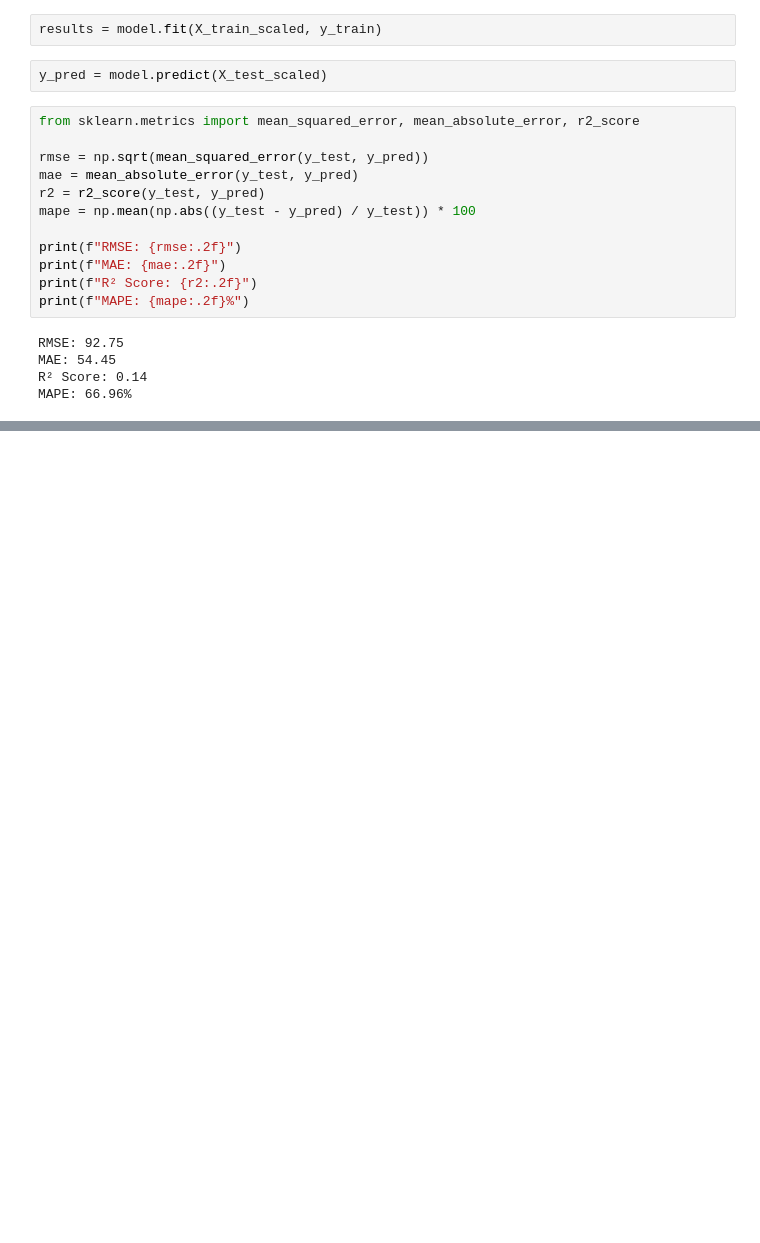
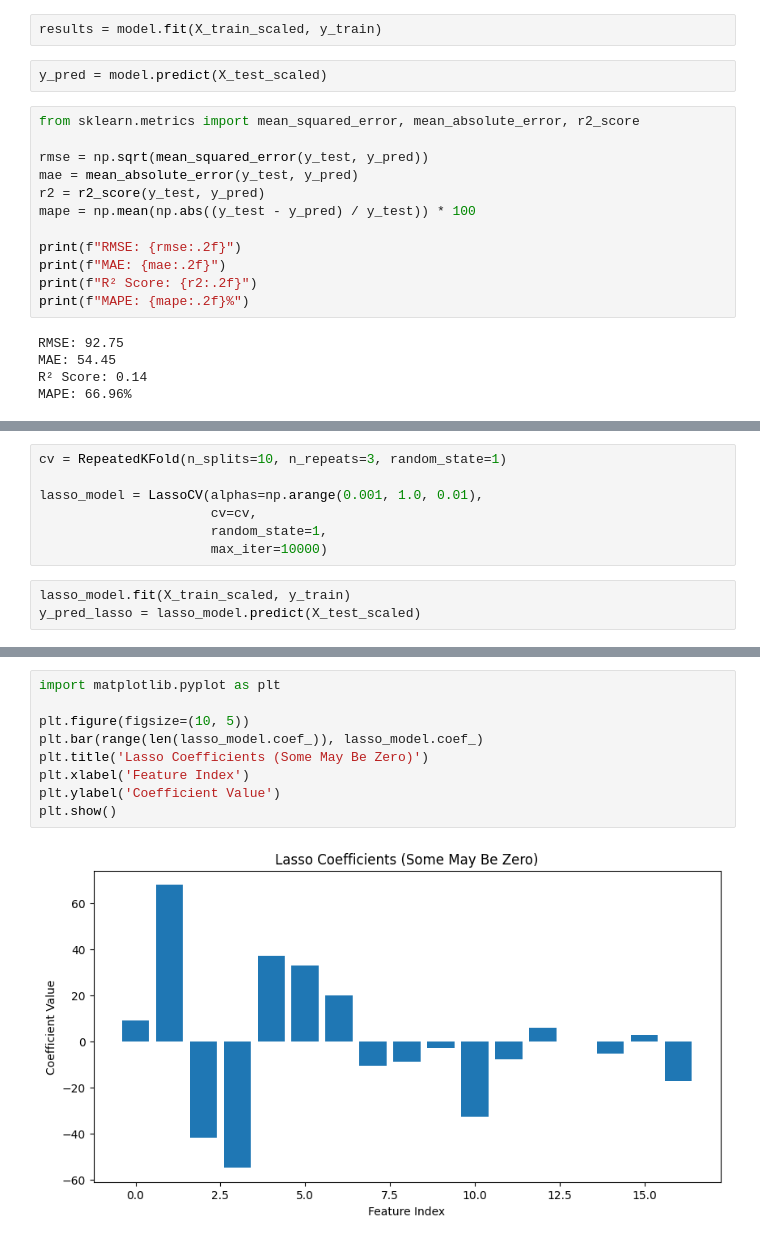
Before and after one commit to Abdoul1996/appliance-power-ml, a Jupyter notebook: Experiments/Experiment_2_Updated.ipynb, the cells around one changed output, grey strips where cells are left out. Saved outputs shown, nothing was run; the diff lists cells and outputs as text; blank space fills up the shorter version.

```diff
--- a/Experiments/Experiment_2_Updated.ipynb
+++ b/Experiments/Experiment_2_Updated.ipynb
@@ -340,0 +365,10 @@ MAPE: 66.96%
+# %%
+cv = RepeatedKFold(n_splits=10, n_repeats=3, random_state=1)
+
+lasso_model = LassoCV(alphas=np.arange(0.001, 1.0, 0.01),
+                      cv=cv,
+                      random_state=1,
+                      max_iter=10000)
+# %%
+lasso_model.fit(X_train_scaled, y_train)
+y_pred_lasso = lasso_model.predict(X_test_scaled)
@@ -340,0 +396,11 @@ MAPE: 66.96%
+# %%
+import matplotlib.pyplot as plt
+
+plt.figure(figsize=(10, 5))
+plt.bar(range(len(lasso_model.coef_)), lasso_model.coef_)
+plt.title('Lasso Coefficients (Some May Be Zero)')
+plt.xlabel('Feature Index')
+plt.ylabel('Coefficient Value')
+plt.show()
+# %% [output]
+[figure, added]
```
Also changed, not shown: parts of 28 cells of this notebook, 1 other file.
